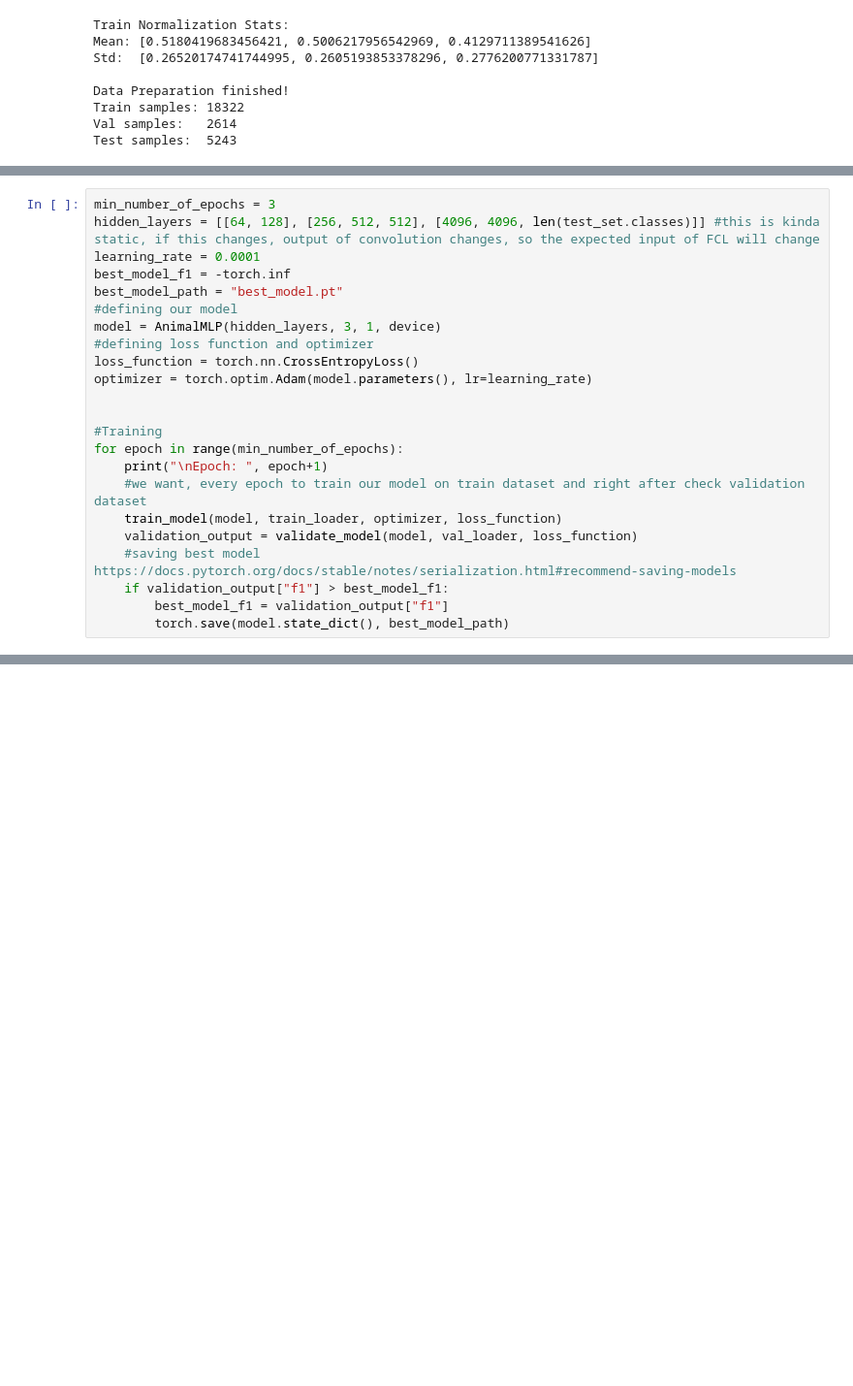
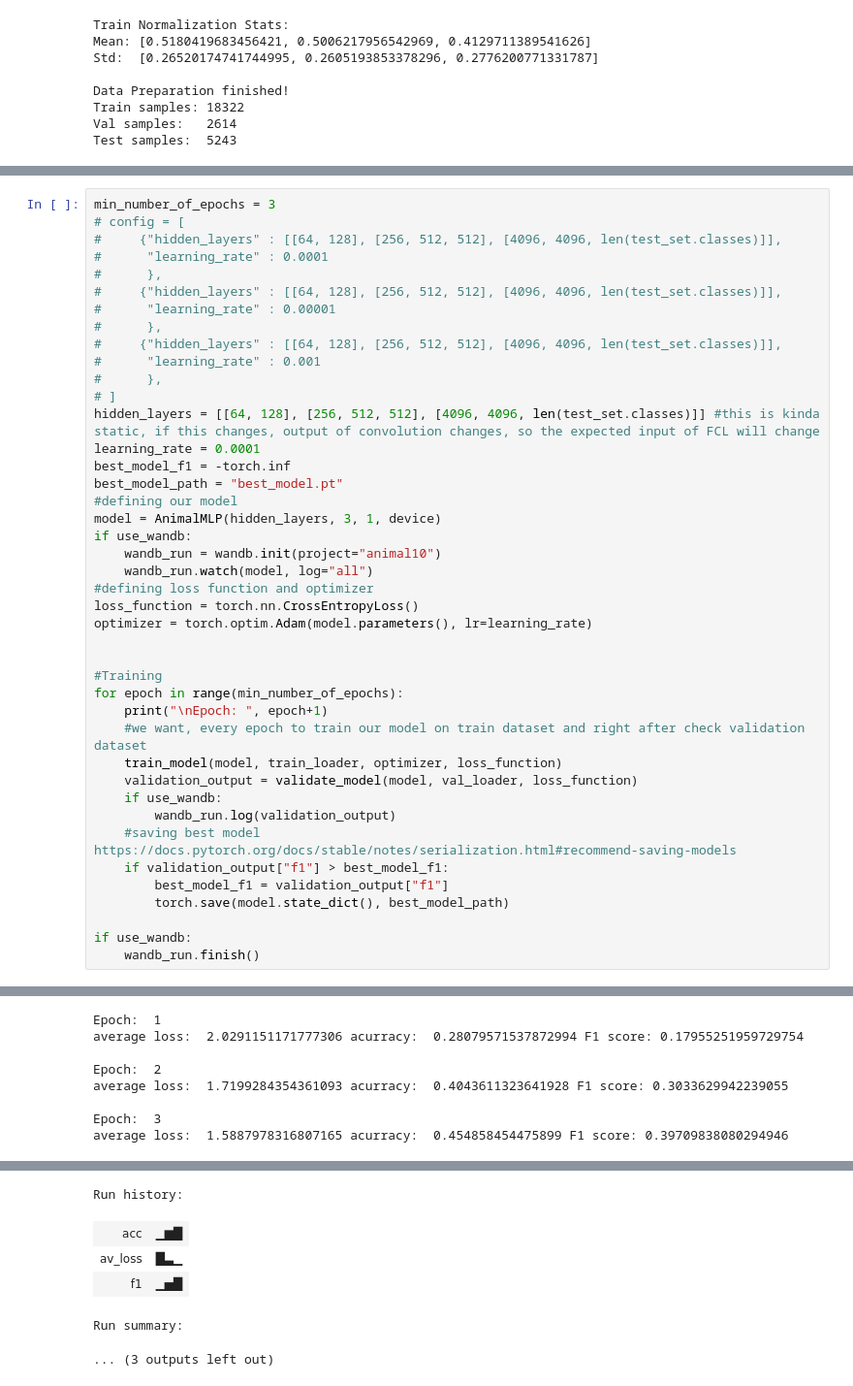
Before and after one commit to alexeybelyaevv/zneus_FIIT_Images, a Jupyter notebook: animals10.ipynb, the cells around one changed output, grey strips where cells are left out. Shown at 97% size. Cells and saved outputs as stored; diff of their text form; blank space fills up the shorter version.

```diff
--- a/animals10.ipynb
+++ b/animals10.ipynb
@@ -669,12 +667,26 @@ def validate_model(model, data_loader, loss_function):
     return validation_output
 # %%
 min_number_of_epochs = 3
+# config = [
+#     {"hidden_layers" : [[64, 128], [256, 512, 512], [4096, 4096, len(test_set.classes)]],
+#      "learning_rate" : 0.0001
+#      },
+#     {"hidden_layers" : [[64, 128], [256, 512, 512], [4096, 4096, len(test_set.classes)]],
+#      "learning_rate" : 0.00001
+#      },
+#     {"hidden_layers" : [[64, 128], [256, 512, 512], [4096, 4096, len(test_set.classes)]],
+#      "learning_rate" : 0.001
+#      },
+# ]
 hidden_layers = [[64, 128], [256, 512, 512], [4096, 4096, len(test_set.classes)]] #this is kinda static, if this changes, output of convolution changes, so the expected input of FCL will change
 learning_rate = 0.0001
 best_model_f1 = -torch.inf
 best_model_path = "best_model.pt"
 #defining our model
 model = AnimalMLP(hidden_layers, 3, 1, device)
+if use_wandb:
+    wandb_run = wandb.init(project="animal10")
+    wandb_run.watch(model, log="all")
 #defining loss function and optimizer
 loss_function = torch.nn.CrossEntropyLoss()
 optimizer = torch.optim.Adam(model.parameters(), lr=learning_rate)
@@ -686,8 +698,13 @@ for epoch in range(min_number_of_epochs):
     #we want, every epoch to train our model on train dataset and right after check validation dataset
     train_model(model, train_loader, optimizer, loss_function)
     validation_output = validate_model(model, val_loader, loss_function)
+    if use_wandb:
+        wandb_run.log(validation_output)
     #saving best model   https://docs.pytorch.org/docs/stable/notes/serialization.html#recommend-saving-models
     if validation_output["f1"] > best_model_f1:
         best_model_f1 = validation_output["f1"]
         torch.save(model.state_dict(), best_model_path)
+
+if use_wandb:
+    wandb_run.finish()
 # %% [output]
@@ -707,0 +718,8 @@ average loss:  1.7453685097578095 acurracy:  0.4131599081866871 F1 score: 0.3408
+Epoch:  1
+average loss:  2.0291151171777306 acurracy:  0.28079571537872994 F1 score: 0.17955251959729754
+
+Epoch:  2
+average loss:  1.7199284354361093 acurracy:  0.4043611323641928 F1 score: 0.3033629942239055
+
+Epoch:  3
+average loss:  1.5887978316807165 acurracy:  0.454858454475899 F1 score: 0.39709838080294946
@@ -708,3 +727,9 @@ average loss:  1.7453685097578095 acurracy:  0.4131599081866871 F1 score: 0.3408
+Run history:
+| acc | ▁▆█ |
+| av_loss | █▃▁ |
+| f1 | ▁▅█ |
+Run summary:
+... (3 outputs left out)
 # %%
 #load the best model
 model.load_state_dict(torch.load(best_model_path))
```
Also changed, not shown: parts of 7 cells of this notebook, 1 other file.
